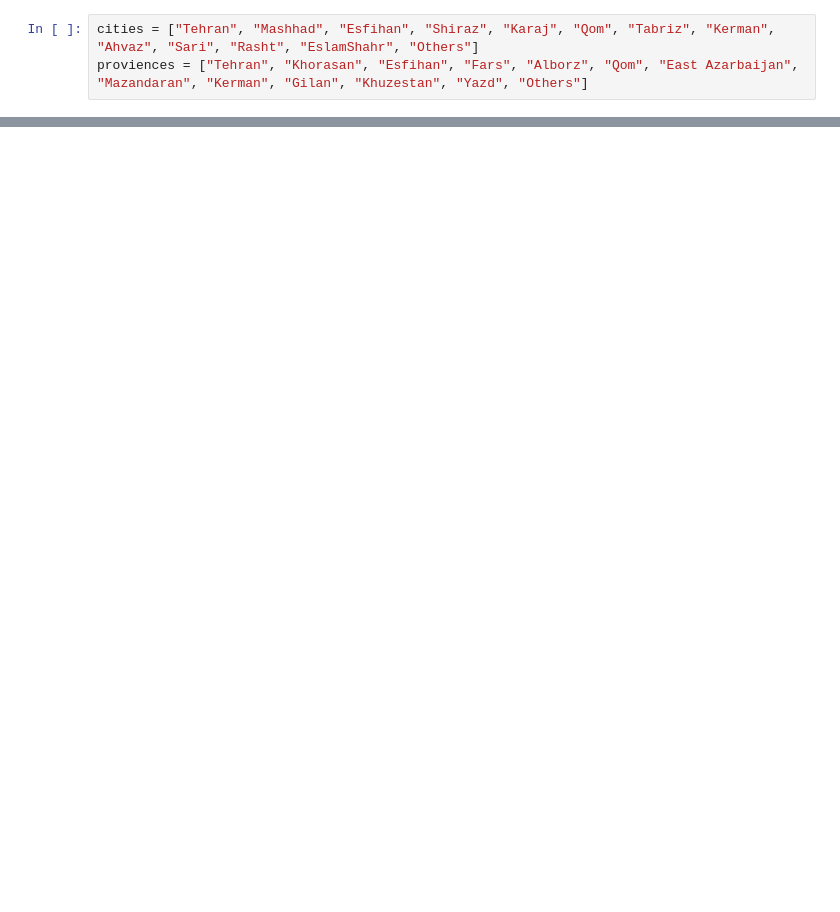
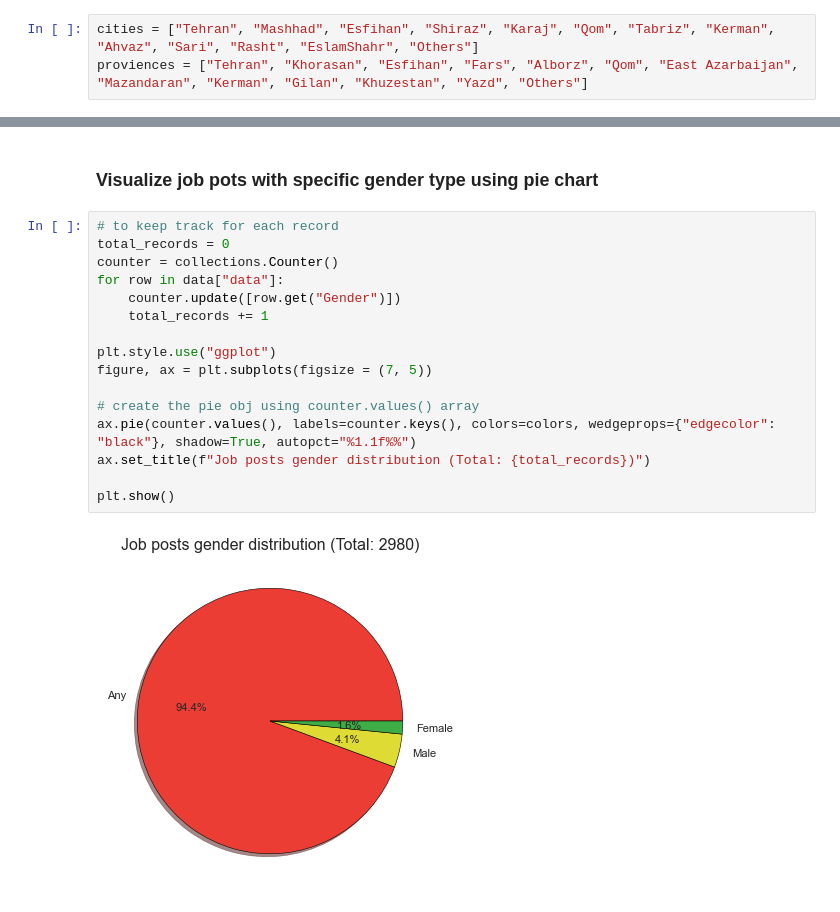
Before and after one commit to soroushhh/Jobinja, a Jupyter notebook: app/jobinja_visualization.ipynb, the cells around one changed output, grey strips where cells are left out. Drawn from its saved outputs; the diff is of its cells as text; blank space fills up the shorter version.

Commit message:
Visualize the gender distribuion

```diff
--- a/app/jobinja_visualization.ipynb
+++ b/app/jobinja_visualization.ipynb
@@ -246,0 +254,20 @@ plt.show()
+# %% [markdown]
+### Visualize job pots with specific gender type using pie chart
+# %%
+# to keep track for each record
+total_records = 0
+counter = collections.Counter()
+for row in data["data"]:
+    counter.update([row.get("Gender")])
+    total_records += 1
+
+plt.style.use("ggplot")
+figure, ax = plt.subplots(figsize = (7, 5))
+
+# create the pie obj using counter.values() array
+ax.pie(counter.values(), labels=counter.keys(), colors=colors, wedgeprops={"edgecolor": "black"}, shadow=True, autopct="%1.1f%%")
+ax.set_title(f"Job posts gender distribution (Total: {total_records})")
+
+plt.show()
+# %% [output]
+[figure, added]
```
Also changed, not shown: parts of 3 cells of this notebook.
